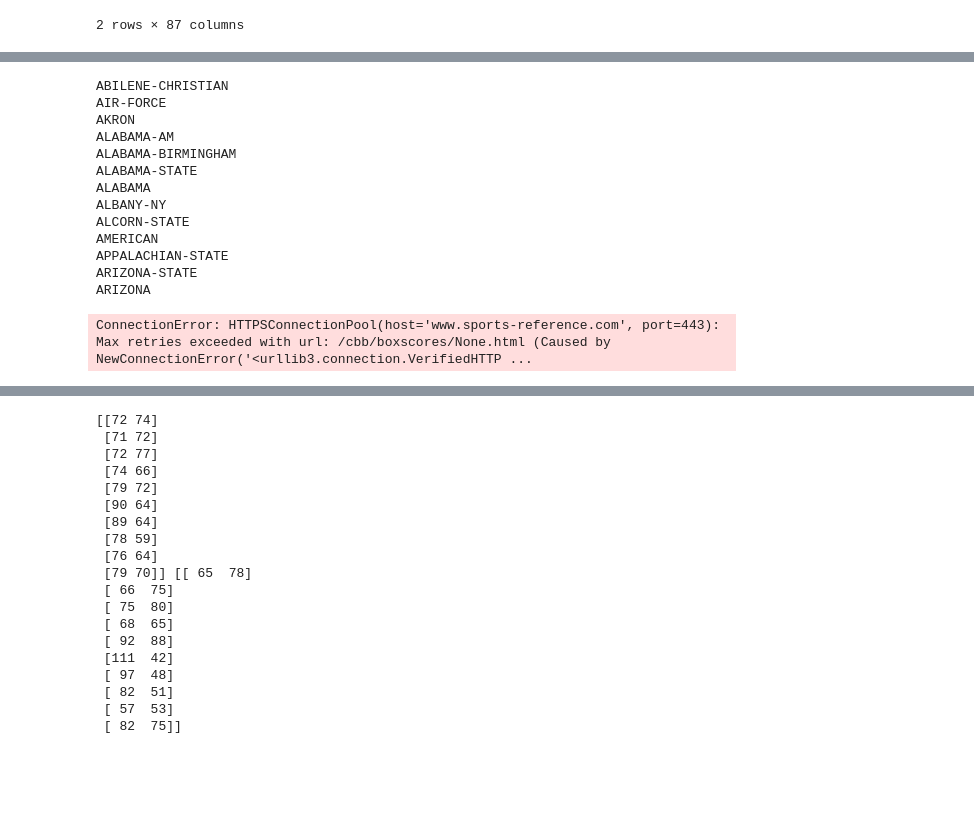
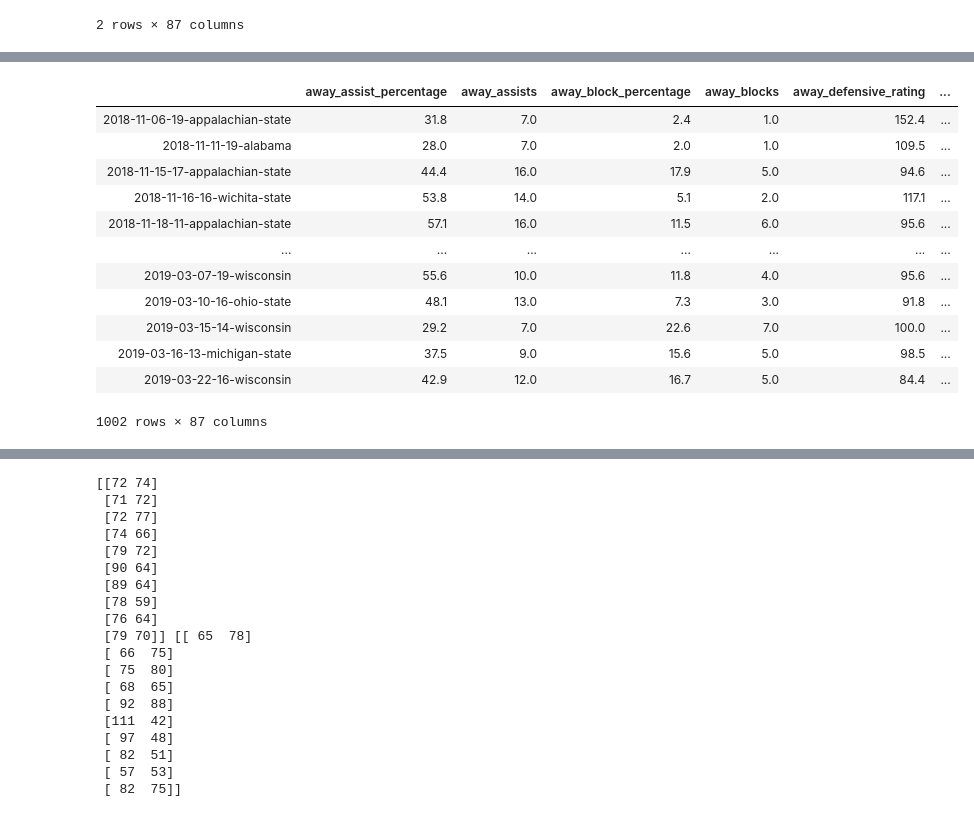
Before and after one commit to MachineEarnedRuns/NCAAB-Game-Predictor-WIP-, a Jupyter notebook: NCAA Men's Basketball Game Predictor.ipynb, the cells around one changed output, grey strips where cells are left out. Saved outputs shown, nothing was run; the diff lists cells and outputs as text; code cells hidden in the pictures; blank space fills up the shorter version.

```diff
--- a/NCAA Men's Basketball Game Predictor.ipynb
+++ b/NCAA Men's Basketball Game Predictor.ipynb
@@ -183,0 +179,4 @@ SyntaxError: positional argument follows keyword argument (<ipython-input-136-d4
+# %%
+teams = Teams(year = 2019)
+for team in teams:
+    print(team.abbreviation)
@@ -215,6 +232,6 @@ pur.head()
 | 2019-11-09-19-purdue | 75.0 | 18 | 13.3 | 6 | 101.5 | ... |
 2 rows × 87 columns
 # %%
-teams = Teams(year = 2018)
+teams = Teams(year = 2019)
 # %%
 dataset = pd.DataFrame()
@@ -221 +680,17 @@ dataset = pd.DataFrame()
+# %%
+dataset
+# %% [output]
+|  | away_assist_percentage | away_assists | away_block_percentage | away_blocks | away_defensive_rating | ... |
+| 2018-11-06-19-appalachian-state | 31.8 | 7.0 | 2.4 | 1.0 | 152.4 | ... |
+| 2018-11-11-19-alabama | 28.0 | 7.0 | 2.0 | 1.0 | 109.5 | ... |
+| 2018-11-15-17-appalachian-state | 44.4 | 16.0 | 17.9 | 5.0 | 94.6 | ... |
+| 2018-11-16-16-wichita-state | 53.8 | 14.0 | 5.1 | 2.0 | 117.1 | ... |
+| 2018-11-18-11-appalachian-state | 57.1 | 16.0 | 11.5 | 6.0 | 95.6 | ... |
+| ... | ... | ... | ... | ... | ... | ... |
+| 2019-03-07-19-wisconsin | 55.6 | 10.0 | 11.8 | 4.0 | 95.6 | ... |
+| 2019-03-10-16-ohio-state | 48.1 | 13.0 | 7.3 | 3.0 | 91.8 | ... |
+| 2019-03-15-14-wisconsin | 29.2 | 7.0 | 22.6 | 7.0 | 100.0 | ... |
+| 2019-03-16-13-michigan-state | 37.5 | 9.0 | 15.6 | 5.0 | 98.5 | ... |
+| 2019-03-22-16-wisconsin | 42.9 | 12.0 | 16.7 | 5.0 | 84.4 | ... |
+1002 rows × 87 columns
 # %%
@@ -223,23 +697,0 @@ purdue = dataset.copy()
-# %%
-dataset = pd.DataFrame()
-teams = Teams()
-for team in teams:
-    if team.abbreviation == 'COASTAL-CAROLINA':
-        continue
-    print(team.abbreviation)
-    dataset = pd.concat([dataset, team.schedule.dataframe_extended])
-# %% [output]
-ABILENE-CHRISTIAN
-AIR-FORCE
-AKRON
-ALABAMA-AM
-ALABAMA-BIRMINGHAM
-ALABAMA-STATE
-ALABAMA
-ALBANY-NY
-ALCORN-STATE
-AMERICAN
-APPALACHIAN-STATE
-ARIZONA-STATE
-ARIZONA
-ConnectionError: HTTPSConnectionPool(host='www.sports-reference.com', port=443): Max retries exceeded with url: /cbb/boxscores/None.html (Caused by NewConnectionError('<urllib3.connection.VerifiedHTTP ...
```
Also changed, not shown: parts of 10 cells of this notebook.
